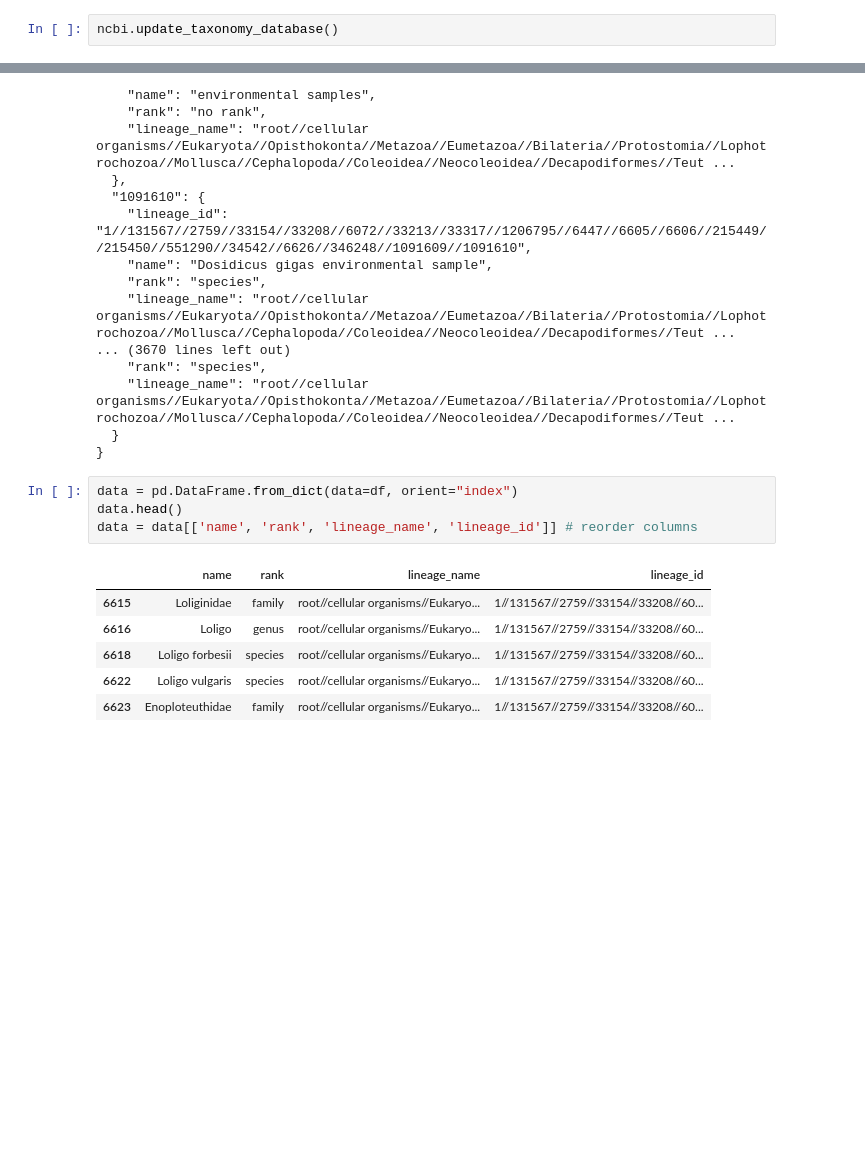
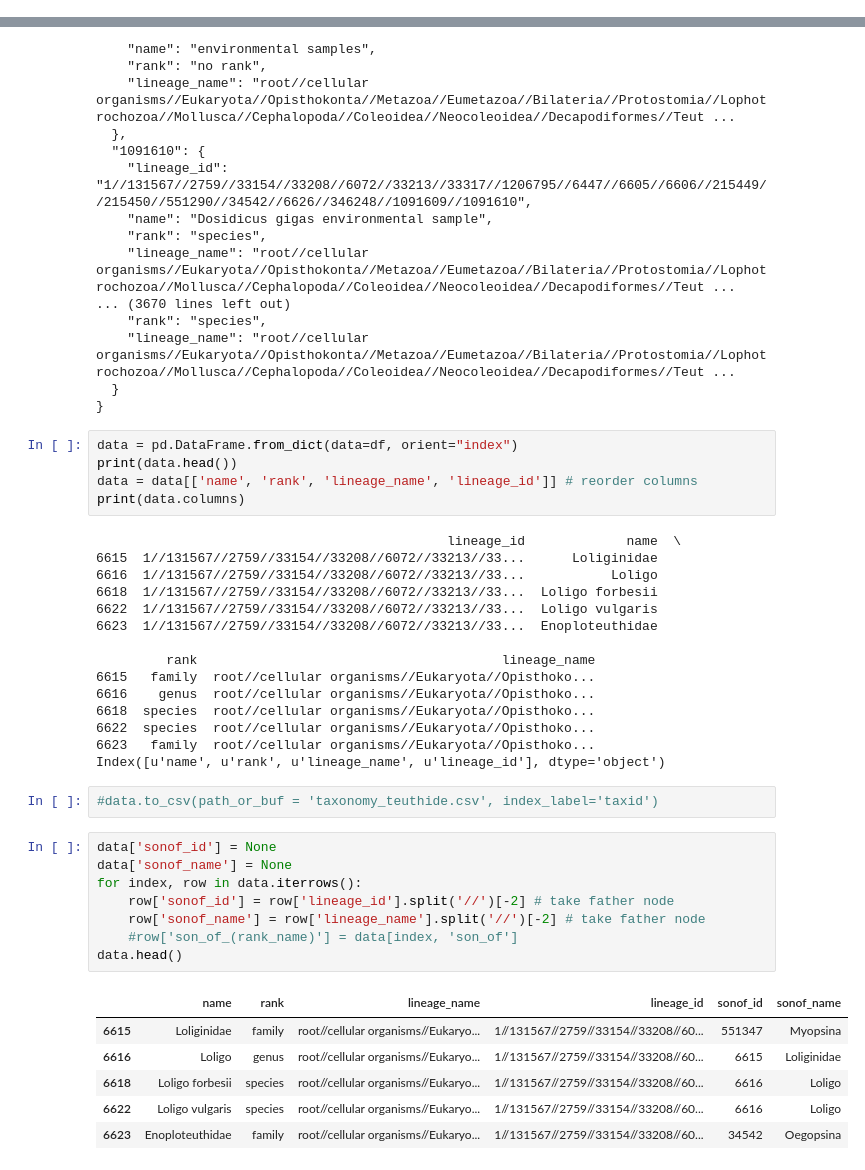
Before and after one commit to samulic/bioscience, a Jupyter notebook: retrieve_taxonomy.ipynb, the cells around one changed output, grey strips where cells are left out. Drawn from its saved outputs; the diff is of its cells as text; blank space fills up the shorter version.

Commit message:
added column son_of with name

```diff
--- a/retrieve_taxonomy.ipynb
+++ b/retrieve_taxonomy.ipynb
@@ -26,2 +8,0 @@ Inserting taxids:       2090000
-# %%
-ncbi.update_taxonomy_database()
@@ -121,12 +93,38 @@ print(json.dumps(df, indent = 2))
 }
 # %%
 data = pd.DataFrame.from_dict(data=df, orient="index")
-data.head()
+print(data.head())
 data = data[['name', 'rank', 'lineage_name', 'lineage_id']] # reorder columns
+print(data.columns)
 # %% [output]
-|  | name | rank | lineage_name | lineage_id |
-| 6615 | Loliginidae | family | root//cellular organisms//Eukaryo... | 1//131567//2759//33154//33208//60... |
-| 6616 | Loligo | genus | root//cellular organisms//Eukaryo... | 1//131567//2759//33154//33208//60... |
-| 6618 | Loligo forbesii | species | root//cellular organisms//Eukaryo... | 1//131567//2759//33154//33208//60... |
-| 6622 | Loligo vulgaris | species | root//cellular organisms//Eukaryo... | 1//131567//2759//33154//33208//60... |
-| 6623 | Enoploteuthidae | family | root//cellular organisms//Eukaryo... | 1//131567//2759//33154//33208//60... |
+                                             lineage_id             name  \
+6615  1//131567//2759//33154//33208//6072//33213//33...      Loliginidae
+6616  1//131567//2759//33154//33208//6072//33213//33...           Loligo
+6618  1//131567//2759//33154//33208//6072//33213//33...  Loligo forbesii
+6622  1//131567//2759//33154//33208//6072//33213//33...  Loligo vulgaris
+6623  1//131567//2759//33154//33208//6072//33213//33...  Enoploteuthidae
+
+         rank                                       lineage_name
+6615   family  root//cellular organisms//Eukaryota//Opisthoko...
+6616    genus  root//cellular organisms//Eukaryota//Opisthoko...
+6618  species  root//cellular organisms//Eukaryota//Opisthoko...
+6622  species  root//cellular organisms//Eukaryota//Opisthoko...
+6623   family  root//cellular organisms//Eukaryota//Opisthoko...
+Index([u'name', u'rank', u'lineage_name', u'lineage_id'], dtype='object')
+# %%
+#data.to_csv(path_or_buf = 'taxonomy_teuthide.csv', index_label='taxid')
+# %%
+data['sonof_id'] = None
+data['sonof_name'] = None
+for index, row in data.iterrows():
+    row['sonof_id'] = row['lineage_id'].split('//')[-2] # take father node
+    row['sonof_name'] = row['lineage_name'].split('//')[-2] # take father node
+    #row['son_of_(rank_name)'] = data[index, 'son_of']
+data.head()
+# %% [output]
+|  | name | rank | lineage_name | lineage_id | sonof_id | sonof_name |
+| 6615 | Loliginidae | family | root//cellular organisms//Eukaryo... | 1//131567//2759//33154//33208//60... | 551347 | Myopsina |
+| 6616 | Loligo | genus | root//cellular organisms//Eukaryo... | 1//131567//2759//33154//33208//60... | 6615 | Loliginidae |
+| 6618 | Loligo forbesii | species | root//cellular organisms//Eukaryo... | 1//131567//2759//33154//33208//60... | 6616 | Loligo |
+| 6622 | Loligo vulgaris | species | root//cellular organisms//Eukaryo... | 1//131567//2759//33154//33208//60... | 6616 | Loligo |
+| 6623 | Enoploteuthidae | family | root//cellular organisms//Eukaryo... | 1//131567//2759//33154//33208//60... | 34542 | Oegopsina |
```
Also changed, not shown: parts of 13 cells of this notebook, 1 other file.
